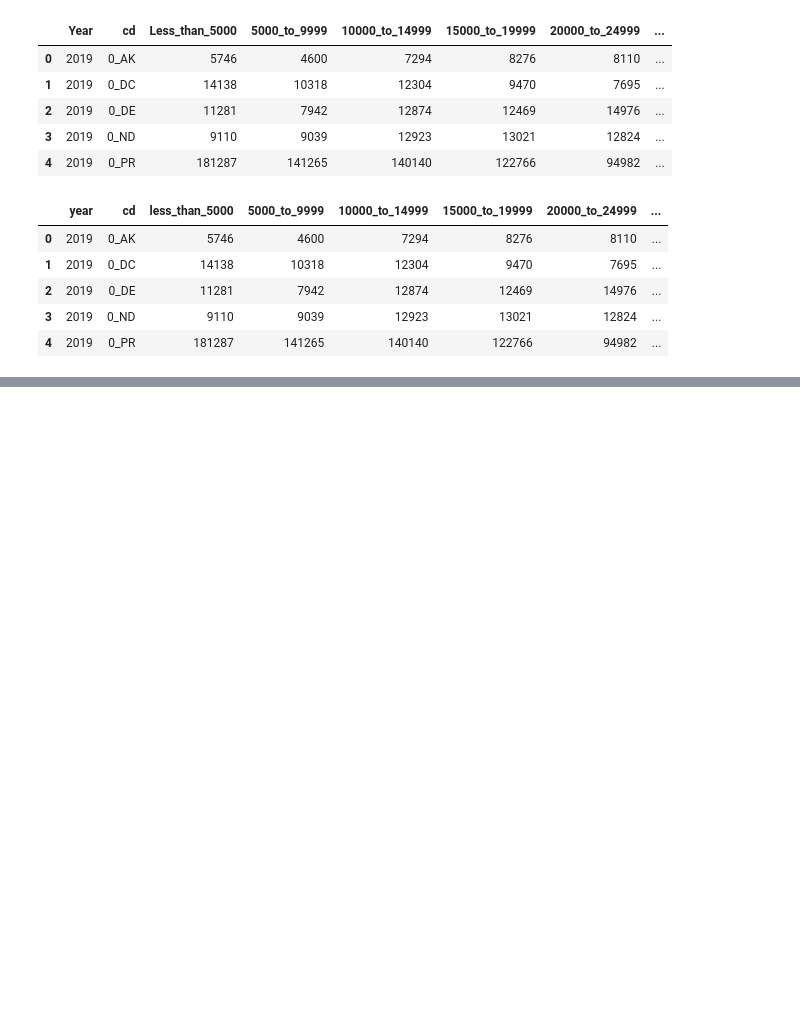
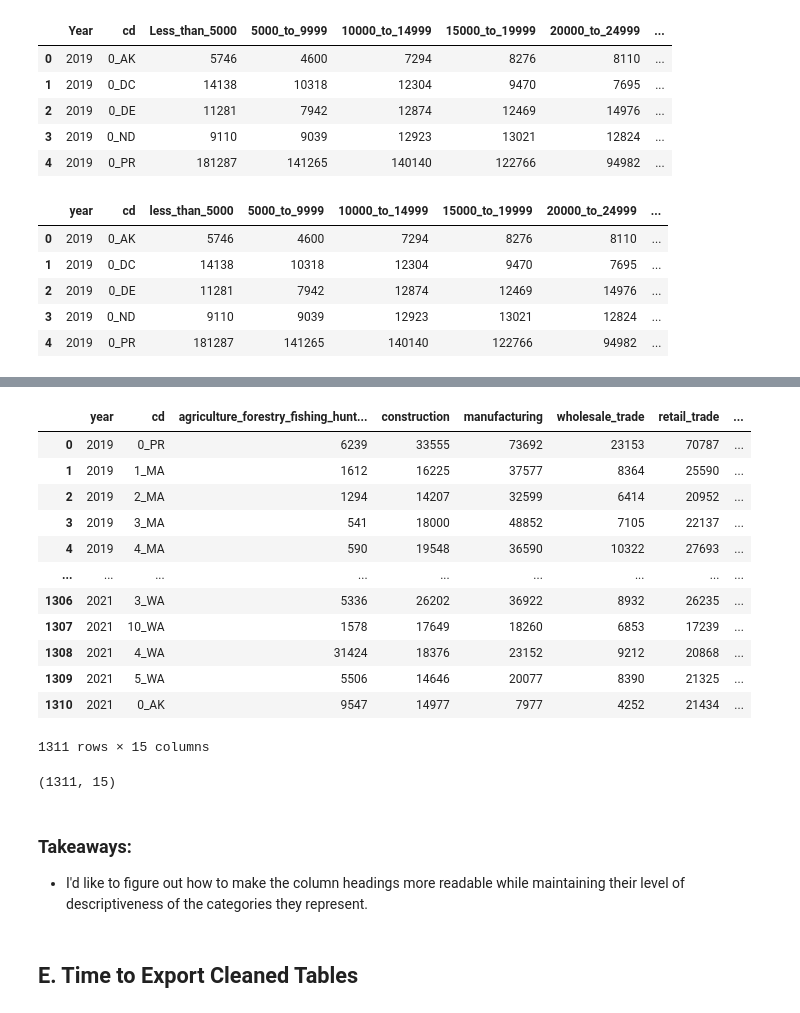
Before and after one commit to bradleytkay/Q1-2025-data-analysis-project-challenge, a Jupyter notebook: Q1-2025-step-2-data-cleaning-and-preparation.ipynb, the cells around one changed output, grey strips where cells are left out. Cells and saved outputs as stored; diff of their text form; code cells hidden in the pictures; blank space fills up the shorter version.

Commit message:
Cleaned census tables and created cleaned csvs

```diff
--- a/Q1-2025-step-2-data-cleaning-and-preparation.ipynb
+++ b/Q1-2025-step-2-data-cleaning-and-preparation.ipynb
@@ -779,0 +823,6 @@ census_fin_df.head()
+# %%
+# I don't think I need male or female for this analysis.  I'll just keep the totals.
+
+census_ind_df.drop(columns=census_ind_df.columns[census_ind_df.columns.str.contains("male|female", case=False)], inplace=True)
+
+census_ind_df.head()
@@ -779,0 +836,6 @@ census_fin_df.head()
+# %%
+# Let's normalize all the remaining column headings to snake_case
+
+census_ind_df.columns = census_ind_df.columns.str.lower()
+
+census_ind_df.head()
@@ -779,0 +849,32 @@ census_fin_df.head()
+# %%
+# Now that 'total' is the only kind of data there is in the columns, let's get of 'total' from the column headings
+# to increase readability...
+
+census_ind_df.columns = census_ind_df.columns.str.replace("Total_", "", case=False, regex=True)
+
+census_ind_df
+# %% [output]
+|  | year | cd | agriculture_forestry_fishing_hunt... | construction | manufacturing | wholesale_trade | retail_trade | ... |
+| 0 | 2019 | 0_PR | 6239 | 33555 | 73692 | 23153 | 70787 | ... |
+| 1 | 2019 | 1_MA | 1612 | 16225 | 37577 | 8364 | 25590 | ... |
+| 2 | 2019 | 2_MA | 1294 | 14207 | 32599 | 6414 | 20952 | ... |
+| 3 | 2019 | 3_MA | 541 | 18000 | 48852 | 7105 | 22137 | ... |
+| 4 | 2019 | 4_MA | 590 | 19548 | 36590 | 10322 | 27693 | ... |
+| ... | ... | ... | ... | ... | ... | ... | ... | ... |
+| 1306 | 2021 | 3_WA | 5336 | 26202 | 36922 | 8932 | 26235 | ... |
+| 1307 | 2021 | 10_WA | 1578 | 17649 | 18260 | 6853 | 17239 | ... |
+| 1308 | 2021 | 4_WA | 31424 | 18376 | 23152 | 9212 | 20868 | ... |
+| 1309 | 2021 | 5_WA | 5506 | 14646 | 20077 | 8390 | 21325 | ... |
+| 1310 | 2021 | 0_AK | 9547 | 14977 | 7977 | 4252 | 21434 | ... |
+1311 rows × 15 columns
+# %%
+# How many columns are there now?
+
+census_ind_df.shape
+# %% [output]
+(1311, 15)
+# %% [markdown]
+### Takeaways:
+* I'd like to figure out how to make the column headings more readable while maintaining their level of descriptiveness of the categories they represent.
+# %% [markdown]
+## E. Time to Export Cleaned Tables
```
Also changed, not shown: parts of 7 cells of this notebook.
